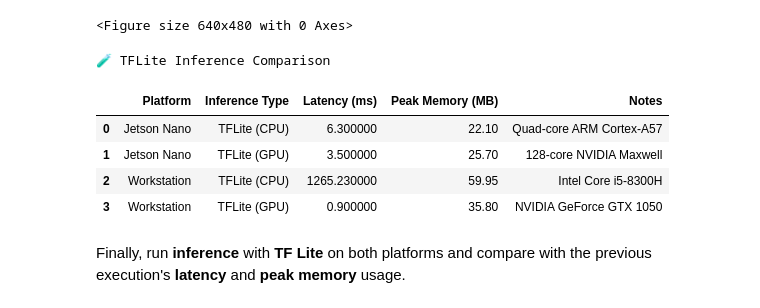
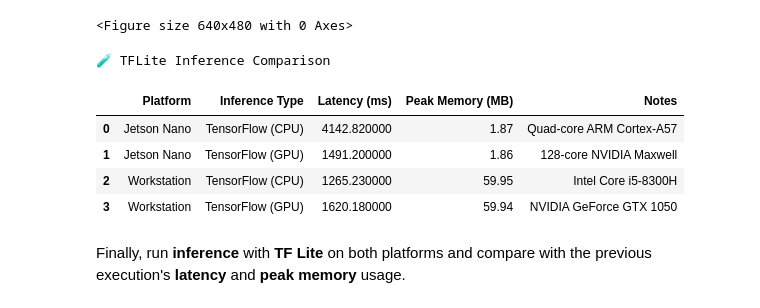
Before and after one commit to jusanchez6/Embedded-Machine-Learning, a Jupyter notebook: Lab3/Embedded_ML_Lab_3_Accelerators_for_ML.ipynb, the cells around one changed output. Drawn from its saved outputs; the diff is of its cells as text; code cells hidden in the pictures.

Commit message:
Datos recopilados de la jetson nano

```diff
--- a/Lab3/Embedded_ML_Lab_3_Accelerators_for_ML.ipynb
+++ b/Lab3/Embedded_ML_Lab_3_Accelerators_for_ML.ipynb
@@ -247,9 +247,9 @@ import pandas as pd
 # Define the data
 data = {
     "Platform": ["Jetson Nano", "Jetson Nano", "Workstation", "Workstation"],
-    "Inference Type": ["TFLite (CPU)", "TFLite (GPU)", "TFLite (CPU)", "TFLite (GPU)"],
-    "Latency (ms)": [6.3, 3.5, 1265.23, 1620.18],
-    "Peak Memory (MB)": [22.1, 25.7, 59.95, 59.94],
+    "Inference Type": ["TensorFlow (CPU)", "TensorFlow (GPU)", "TensorFlow (CPU)", "TensorFlow (GPU)"],
+    "Latency (ms)": [4142.82, 1491.20, 1265.23, 1620.18],
+    "Peak Memory (MB)": [1.87, 1.86, 59.95, 59.94],
     "Notes": [
         "Quad-core ARM Cortex-A57",
         "128-core NVIDIA Maxwell",
@@ -262,37 +262,37 @@ data = {
 df = pd.DataFrame(data)
 
 # Style function for GPU rows (subtle dark green)
 def highlight_gpu(row):
     if 'GPU' in row['Inference Type']:
         return ['background-color: #004d40; color: #ffffff'] * len(row)
     else:
         return ['background-color: #1e1e1e; color: #ffffff'] * len(row)
 
 # Style the DataFrame
 styled_df = df.style \
     .set_caption("🧪 TFLite Inference Comparison") \
     .format({"Avg Inference Time (ms)": "{:.2f}", "Peak Memory (MB)": "{:.2f}"}) \
     .apply(highlight_gpu, axis=1) \
     .set_table_styles([
         {'selector': 'th', 'props': [('background-color', '#333333'),
                                      ('color', '#ffffff'),
                                      ('font-weight', 'bold'),
                                      ('border', '1px solid #444')]},
         {'selector': 'caption', 'props': [('caption-side', 'top'),
                                           ('color', '#ffffff'),
                                           ('font-size', '16px'),
                                           ('font-weight', 'bold')]}
     ])
 
 # Display styled DataFrame
 styled_df
 # %% [output]
 🧪 TFLite Inference Comparison
 |  | Platform | Inference Type | Latency (ms) | Peak Memory (MB) | Notes |
-| 0 | Jetson Nano | TFLite (CPU) | 6.300000 | 22.10 | Quad-core ARM Cortex-A57 |
-| 1 | Jetson Nano | TFLite (GPU) | 3.500000 | 25.70 | 128-core NVIDIA Maxwell |
-| 2 | Workstation | TFLite (CPU) | 1265.230000 | 59.95 | Intel Core i5-8300H |
-| 3 | Workstation | TFLite (GPU) | 0.900000 | 35.80 | NVIDIA GeForce GTX 1050 |
+| 0 | Jetson Nano | TensorFlow (CPU) | 4142.820000 | 1.87 | Quad-core ARM Cortex-A57 |
+| 1 | Jetson Nano | TensorFlow (GPU) | 1491.200000 | 1.86 | 128-core NVIDIA Maxwell |
+| 2 | Workstation | TensorFlow (CPU) | 1265.230000 | 59.95 | Intel Core i5-8300H |
+| 3 | Workstation | TensorFlow (GPU) | 1620.180000 | 59.94 | NVIDIA GeForce GTX 1050 |
 # %% [markdown]
 Finally, run **inference** with **TF Lite** on both platforms and compare with the previous execution's **latency** and **peak memory** usage.
 # %%
```
Also changed, not shown: parts of 10 cells of this notebook.
